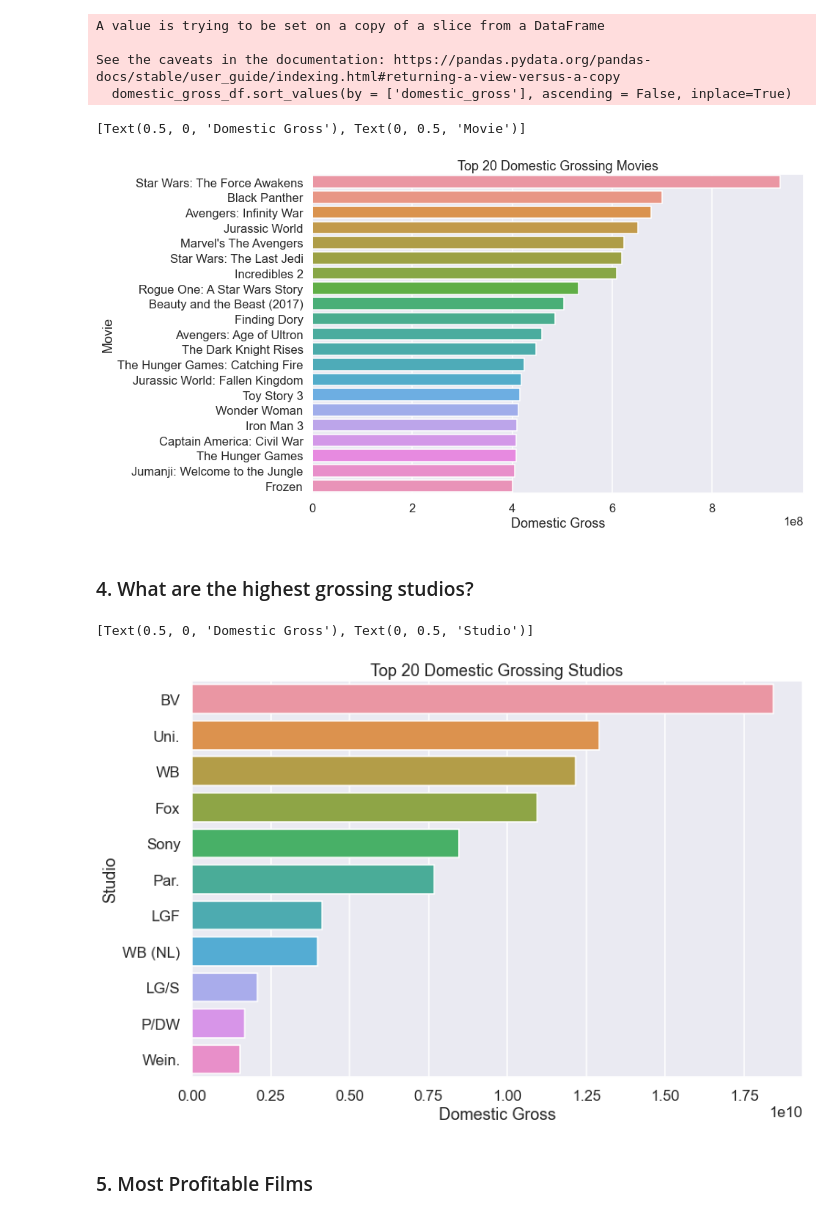
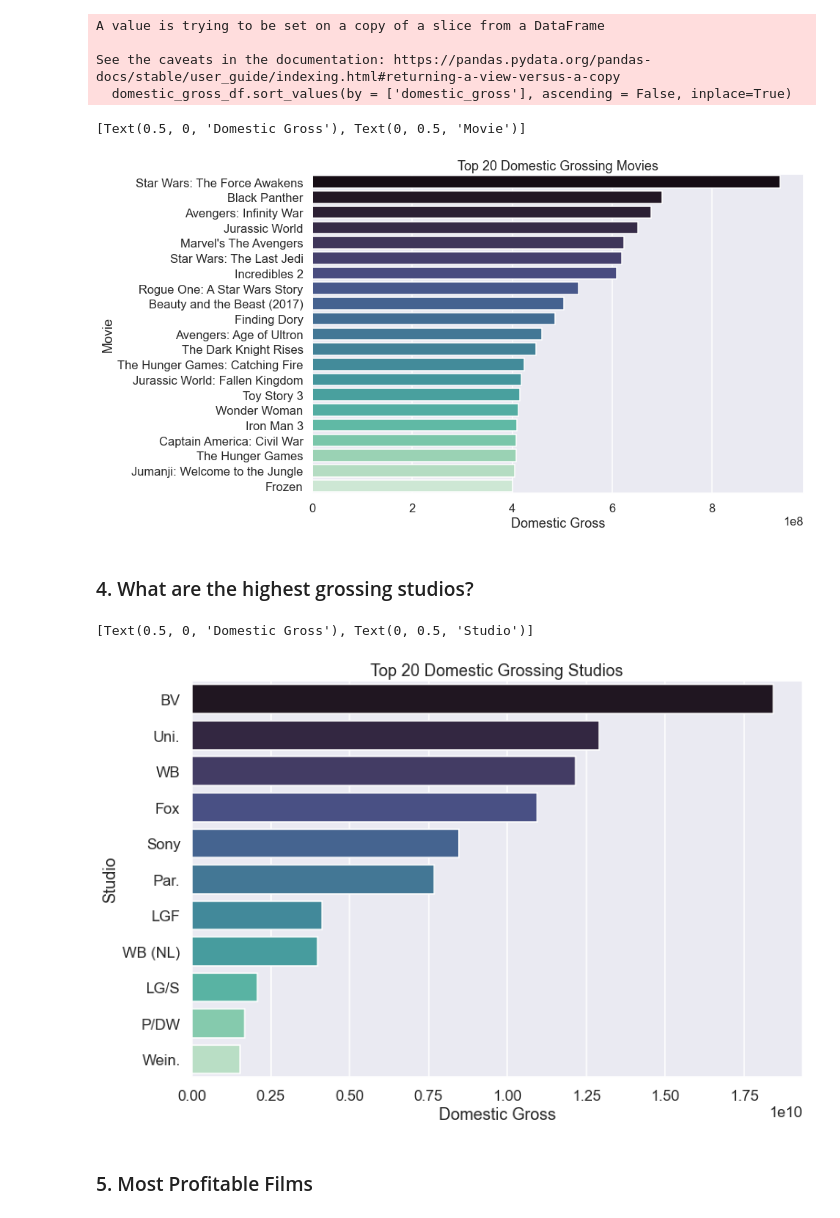
Before and after one commit to hoganbyun/Movie_analysis, a Jupyter notebook: Phase 1 Project Code.ipynb, the cells around one changed output. Saved outputs shown, nothing was run; the diff lists cells and outputs as text; code cells hidden in the pictures.

```diff
--- a/Phase 1 Project Code.ipynb
+++ b/Phase 1 Project Code.ipynb
@@ -211,14 +211,14 @@ See the caveats in the documentation: https://pandas.pydata.org/pandas-docs/stab
 # %%
 # barplot of top 20 highest domestic grossing movies
 sns.set_style("darkgrid")
 sns.set_context("talk")
 fig = plt.figure(figsize = (12, 8))
 plt.title('Top 20 Domestic Grossing Movies')
-ax = sns.barplot(x = 'domestic_gross', y = 'title', data = domestic_gross_df[0:21])
+ax = sns.barplot(x = 'domestic_gross', y = 'title', data = domestic_gross_df[0:21], palette = "mako")
 ax.set(xlabel = 'Domestic Gross', ylabel = 'Movie')
 # %% [output]
 [Text(0.5, 0, 'Domestic Gross'), Text(0, 0.5, 'Movie')]
-[figure, old version]
+[figure, new version]
 # %% [markdown]
 ### 4. What are the highest grossing studios?
 # %%
@@ -233,11 +233,11 @@ sns.set_style("darkgrid")
 sns.set_context("talk")
 fig = plt.figure(figsize = (12, 8))
 plt.title('Top 20 Domestic Grossing Studios')
-ax = sns.barplot(x = 'domestic_gross', y = 'studio', data = top_studios_df[0:11])
+ax = sns.barplot(x = 'domestic_gross', y = 'studio', data = top_studios_df[0:11], palette = "mako")
 ax.set(xlabel = 'Domestic Gross', ylabel = 'Studio')
 # %% [output]
 [Text(0.5, 0, 'Domestic Gross'), Text(0, 0.5, 'Studio')]
-[figure, old version]
+[figure, new version]
 # %% [markdown]
 ### 5. Most Profitable Films
 # %%
```
Also changed, not shown: parts of 39 cells of this notebook.
